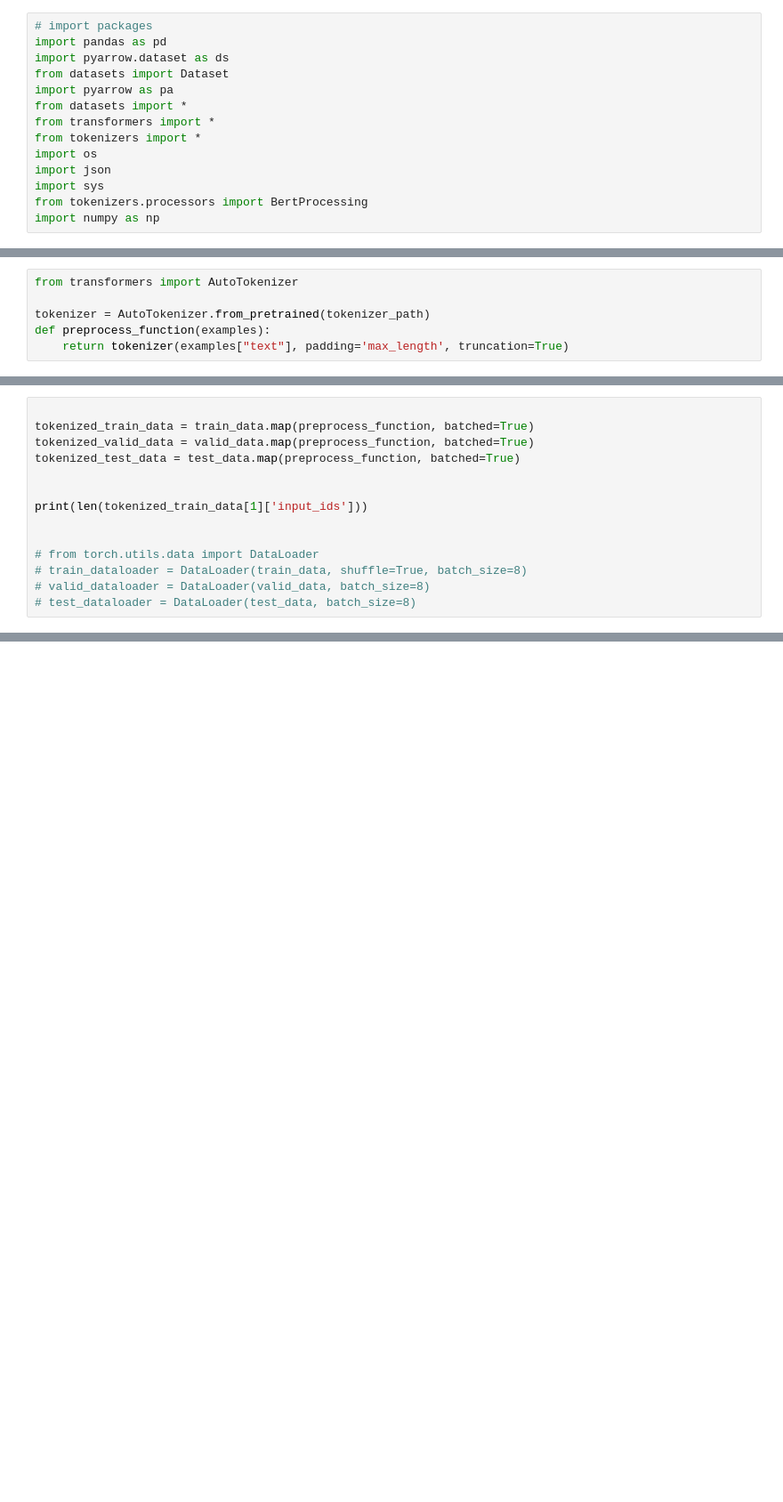
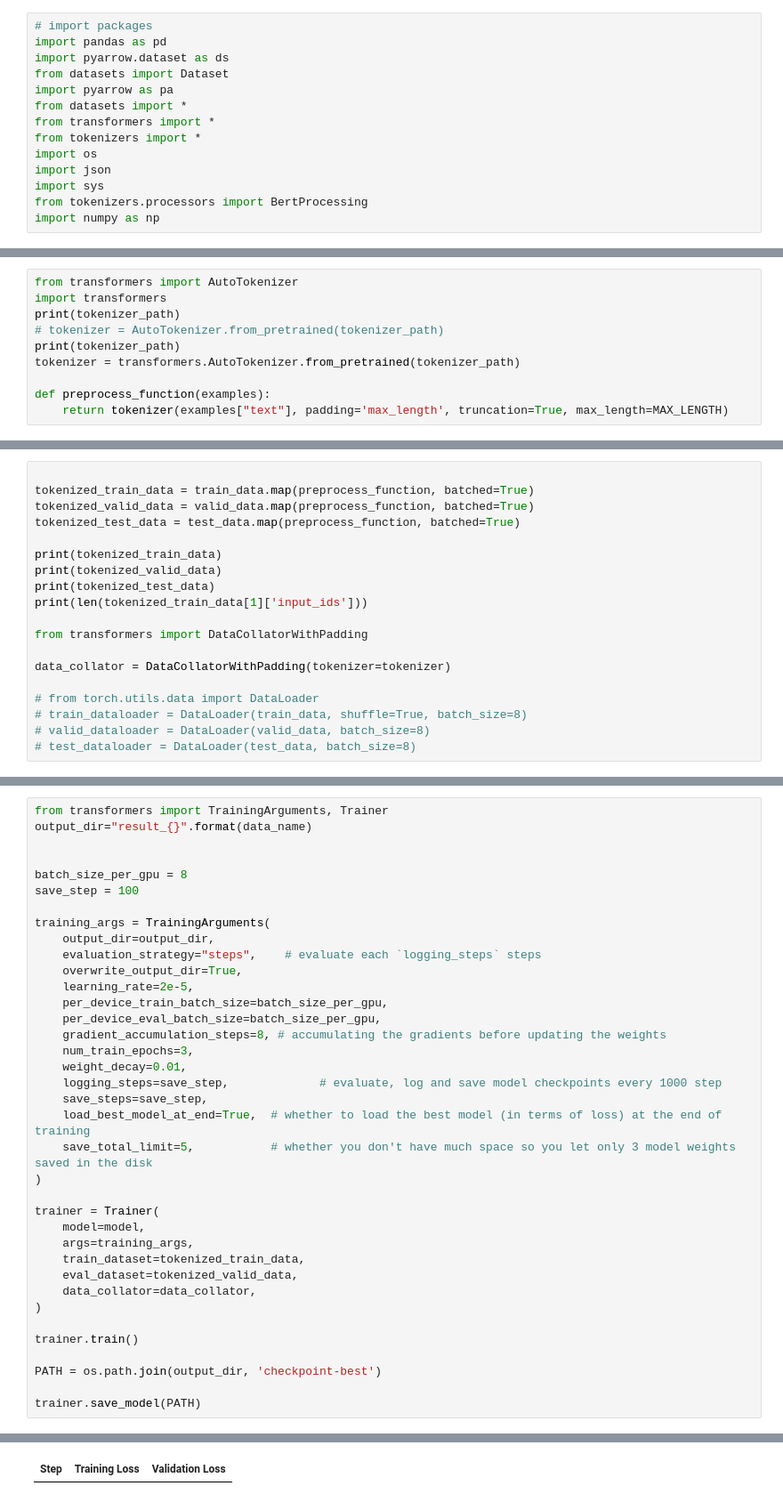
Before and after one commit to xzhou29/DNa-VulBERTa, a Jupyter notebook: notebooks/tasks_evaluation_api.ipynb, the cells around one changed output, grey strips where cells are left out. Shown at 89% size. Saved outputs shown, nothing was run; the diff lists cells and outputs as text; blank space fills up the shorter version.

```diff
--- a/notebooks/tasks_evaluation_api.ipynb
+++ b/notebooks/tasks_evaluation_api.ipynb
@@ -94,9 +109,13 @@ Dataset({
 })
 # %%
 from transformers import AutoTokenizer
+import transformers
+print(tokenizer_path)
+# tokenizer = AutoTokenizer.from_pretrained(tokenizer_path)
+print(tokenizer_path)
+tokenizer = transformers.AutoTokenizer.from_pretrained(tokenizer_path)
 
-tokenizer = AutoTokenizer.from_pretrained(tokenizer_path)
 def preprocess_function(examples):
-    return tokenizer(examples["text"], padding='max_length', truncation=True)
+    return tokenizer(examples["text"], padding='max_length', truncation=True, max_length=MAX_LENGTH)
 # %% [output]
 Could not locate the tokenizer configuration file, will try to use the model config instead.
@@ -122,9 +143,14 @@ tokenized_train_data = train_data.map(preprocess_function, batched=True)
 tokenized_valid_data = valid_data.map(preprocess_function, batched=True)
 tokenized_test_data = test_data.map(preprocess_function, batched=True)
 
-
+print(tokenized_train_data)
+print(tokenized_valid_data)
+print(tokenized_test_data)
 print(len(tokenized_train_data[1]['input_ids']))
 
+from transformers import DataCollatorWithPadding
+
+data_collator = DataCollatorWithPadding(tokenizer=tokenizer)
 
 # from torch.utils.data import DataLoader
 # train_dataloader = DataLoader(train_data, shuffle=True, batch_size=8)
@@ -817,0 +216,38 @@ print ("Test Accuracy:", test_accuracy)
+# %%
+from transformers import TrainingArguments, Trainer
+output_dir="result_{}".format(data_name)
+
+
+batch_size_per_gpu = 8
+save_step = 100
+
+training_args = TrainingArguments(
+    output_dir=output_dir,
+    evaluation_strategy="steps",    # evaluate each `logging_steps` steps
+    overwrite_output_dir=True,
+    learning_rate=2e-5,
+    per_device_train_batch_size=batch_size_per_gpu,
+    per_device_eval_batch_size=batch_size_per_gpu,
+    gradient_accumulation_steps=8, # accumulating the gradients before updating the weights
+    num_train_epochs=3,
+    weight_decay=0.01,
+    logging_steps=save_step,             # evaluate, log and save model checkpoints every 1000 step
+    save_steps=save_step,
+    load_best_model_at_end=True,  # whether to load the best model (in terms of loss) at the end of training
+    save_total_limit=5,           # whether you don't have much space so you let only 3 model weights saved in the disk
+)
+
+trainer = Trainer(
+    model=model,
+    args=training_args,
+    train_dataset=tokenized_train_data,
+    eval_dataset=tokenized_valid_data,
+    data_collator=data_collator,
+)
+
+trainer.train()
+
+PATH = os.path.join(output_dir, 'checkpoint-best')
+
+trainer.save_model(PATH)
+# %% [output]
@@ -817,0 +267 @@ print ("Test Accuracy:", test_accuracy)
+| Step | Training Loss | Validation Loss |
```
Also changed, not shown: parts of 27 cells of this notebook, 10 other files.
